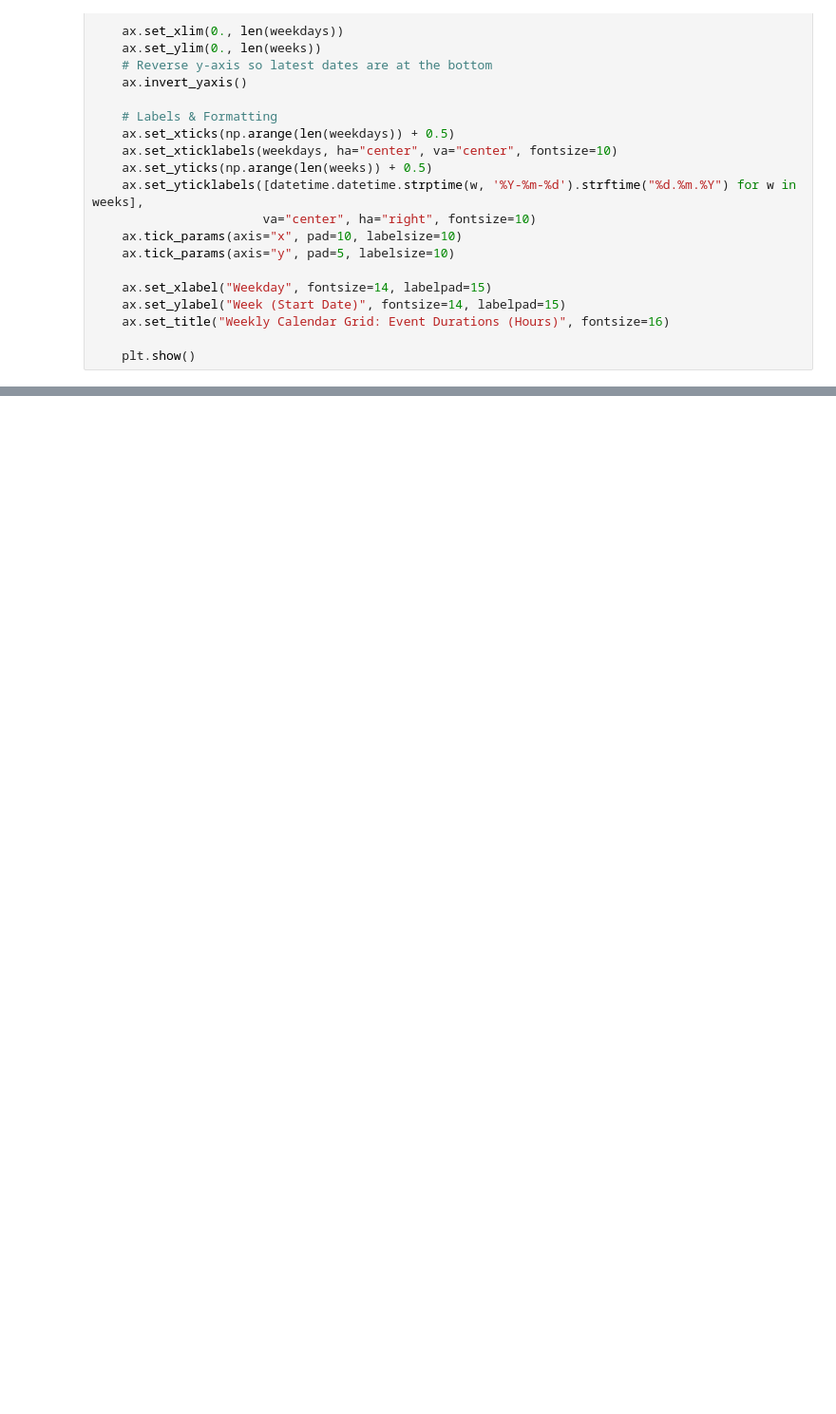
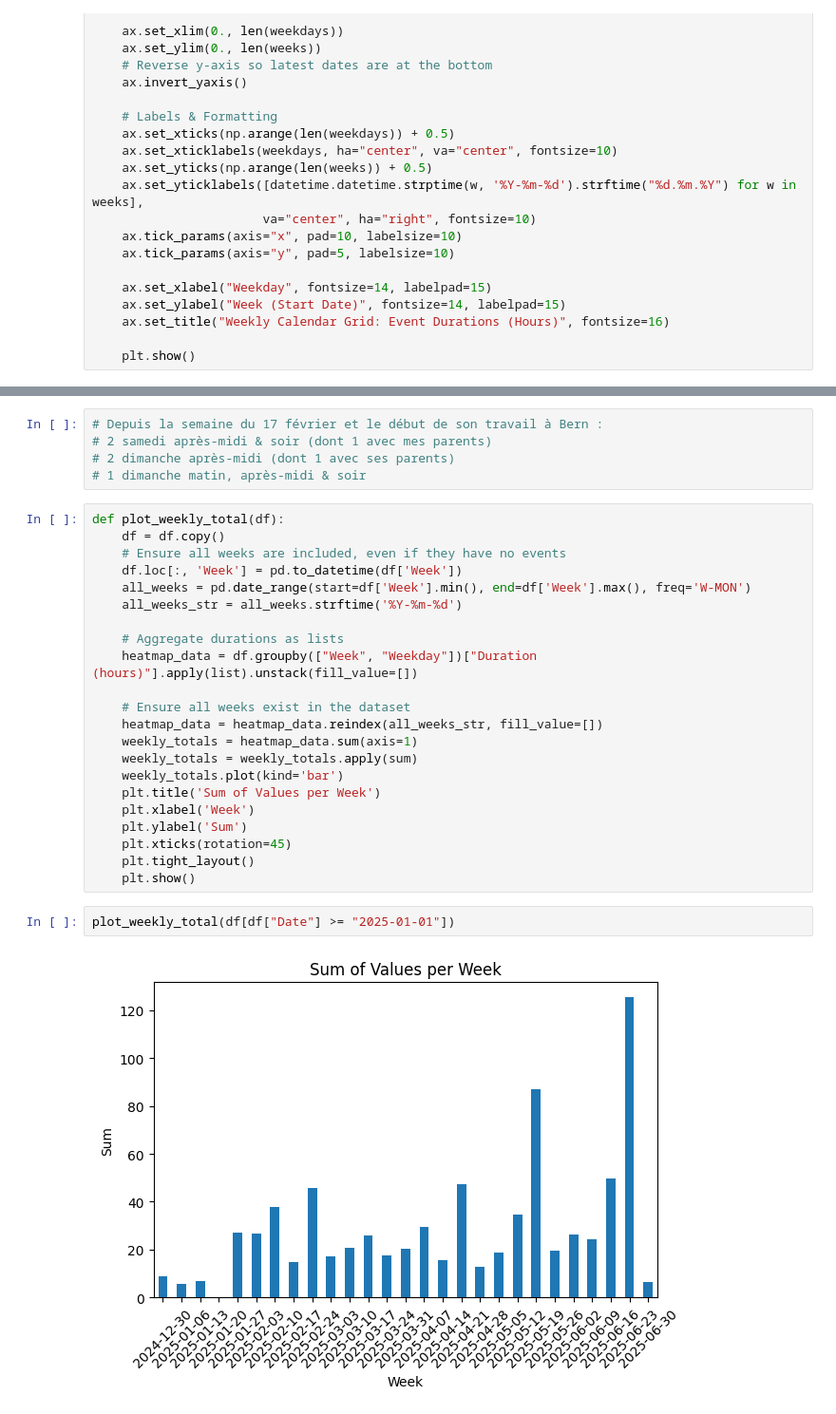
Before and after one commit to ChacunGu/Google-Calendar-Analysis, a Jupyter notebook: calendar_events_analysis.ipynb, the cells around one changed output, grey strips where cells are left out. Shown at 95% size. Cells and saved outputs as stored; diff of their text form; blank space fills up the shorter version.

```diff
--- a/calendar_events_analysis.ipynb
+++ b/calendar_events_analysis.ipynb
@@ -203,0 +208,31 @@ plot_heatmap_calendar(df[df["Date"] >= "2025-01-01"])
+# %%
+# Depuis la semaine du 17 février et le début de son travail à Bern :
+# 2 samedi après-midi & soir (dont 1 avec mes parents)
+# 2 dimanche après-midi (dont 1 avec ses parents)
+# 1 dimanche matin, après-midi & soir
+# %%
+def plot_weekly_total(df):
+    df = df.copy()
+    # Ensure all weeks are included, even if they have no events
+    df.loc[:, 'Week'] = pd.to_datetime(df['Week'])
+    all_weeks = pd.date_range(start=df['Week'].min(), end=df['Week'].max(), freq='W-MON')
+    all_weeks_str = all_weeks.strftime('%Y-%m-%d')
+
+    # Aggregate durations as lists
+    heatmap_data = df.groupby(["Week", "Weekday"])["Duration (hours)"].apply(list).unstack(fill_value=[])
+
+    # Ensure all weeks exist in the dataset
+    heatmap_data = heatmap_data.reindex(all_weeks_str, fill_value=[])
+    weekly_totals = heatmap_data.sum(axis=1)
+    weekly_totals = weekly_totals.apply(sum)
+    weekly_totals.plot(kind='bar')
+    plt.title('Sum of Values per Week')
+    plt.xlabel('Week')
+    plt.ylabel('Sum')
+    plt.xticks(rotation=45)
+    plt.tight_layout()
+    plt.show()
+# %%
+plot_weekly_total(df[df["Date"] >= "2025-01-01"])
+# %% [output]
+[figure, added]
```
Also changed, not shown: parts of 4 cells of this notebook, 1 other file.
